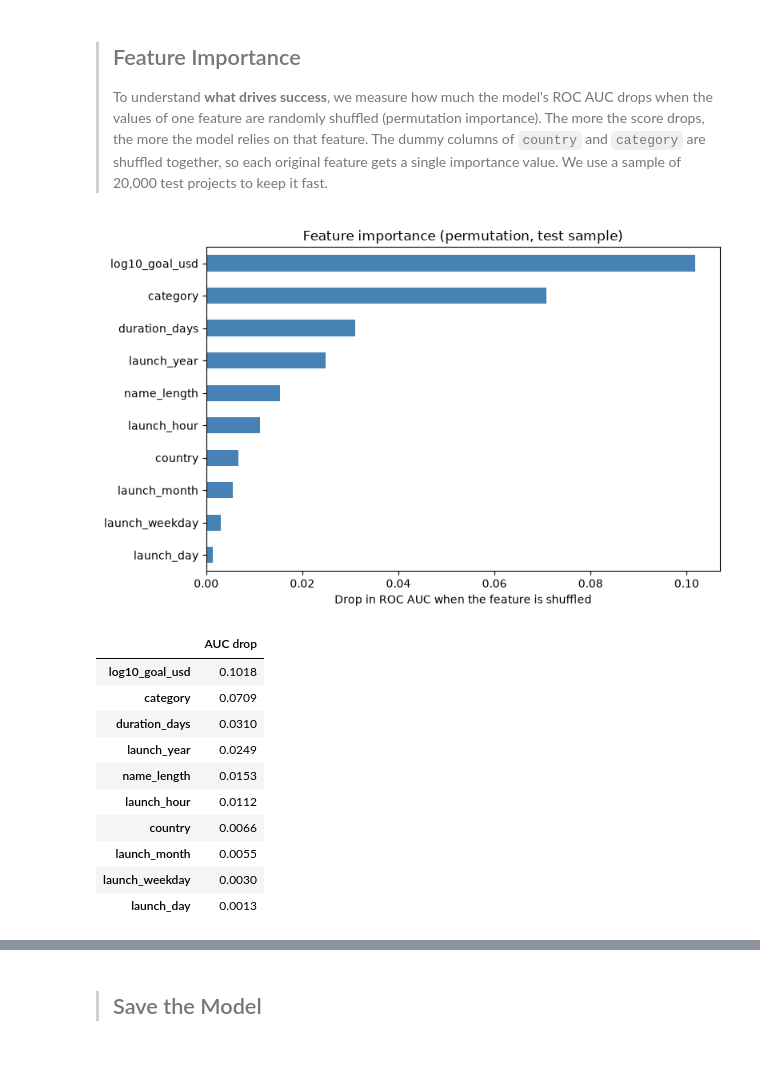
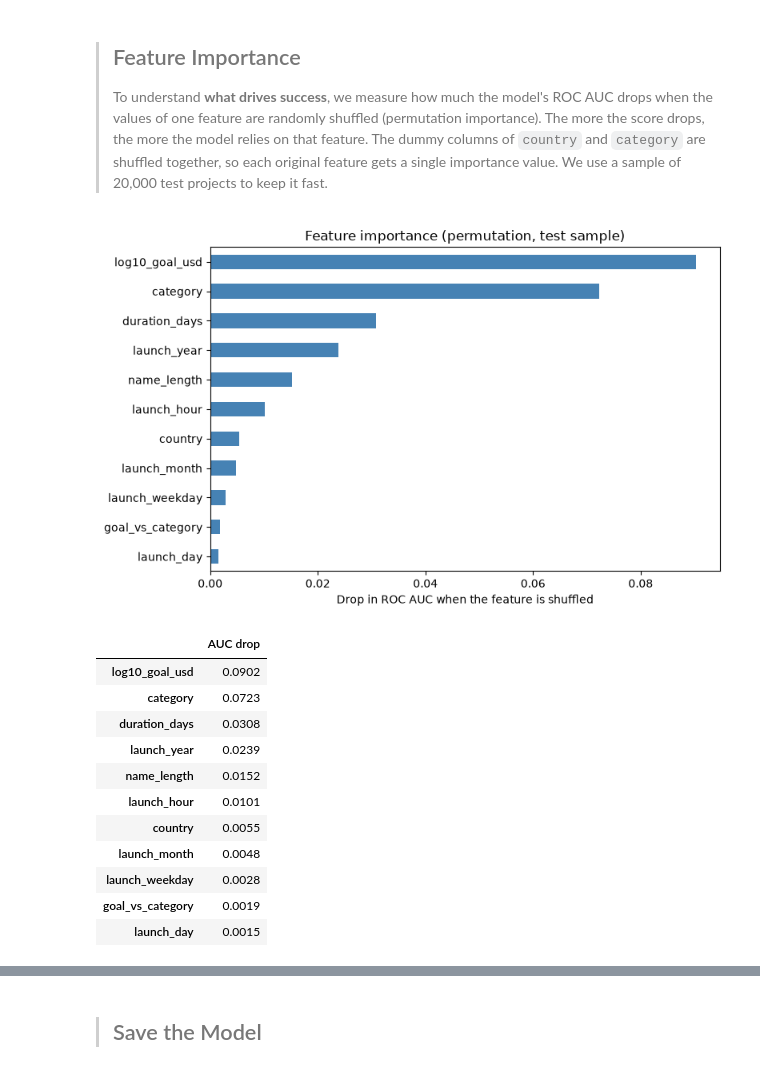
Before and after one commit to MaThorm/kickstarter_project, a Jupyter notebook: 04_Training_the_models_final.ipynb, the cells around one changed output, grey strips where cells are left out. Drawn from its saved outputs; the diff is of its cells as text; code cells hidden in the pictures.

Commit message:
Updated the model training with the goal vs category variable

```diff
--- a/04_Training_the_models_final.ipynb
+++ b/04_Training_the_models_final.ipynb
@@ -391,44 +393,45 @@ display(threshold_table)
 > To understand **what drives success**, we measure how much the model's ROC AUC drops when the values of one feature are randomly shuffled (permutation importance). The more the score drops, the more the model relies on that feature. The dummy columns of `country` and `category` are shuffled together, so each original feature gets a single importance value. We use a sample of 20,000 test projects to keep it fast.
 # %%
 # Group the dummy columns back into their original feature
-feature_groups = {col: [col] for col in ["log10_goal_usd", "name_length", "duration_days", "launch_year",
-                                         "launch_weekday", "launch_month", "launch_day", "launch_hour"]}
+feature_groups = {col: [col] for col in ["log10_goal_usd", "goal_vs_category", "name_length", "duration_days",
+                                         "launch_year", "launch_weekday", "launch_month", "launch_day", "launch_hour"]}
 feature_groups["country"] = [c for c in X.columns if c.startswith("country_")]
 feature_groups["category"] = [c for c in X.columns if c.startswith("category_")]
 
 X_sample = X_test.sample(min(20_000, len(X_test)), random_state=42)
 y_sample = y_test.loc[X_sample.index]
 base_auc = roc_auc_score(y_sample, final_model.predict_proba(X_sample)[:, 1])
 
 rng = np.random.default_rng(42)
 importance = {}
 for feature, cols in feature_groups.items():
     drops = []
     for _ in range(3):                                   # 3 repetitions for a more stable estimate
         X_perm = X_sample.copy()
         X_perm[cols] = X_sample[cols].values[rng.permutation(len(X_sample))]
         drops.append(base_auc - roc_auc_score(y_sample, final_model.predict_proba(X_perm)[:, 1]))
     importance[feature] = np.mean(drops)
 
 importance = pd.Series(importance).sort_values()
 importance.plot.barh(figsize=(8, 5), color="steelblue")
 plt.xlabel("Drop in ROC AUC when the feature is shuffled")
 plt.title("Feature importance (permutation, test sample)")
 plt.tight_layout()
 plt.show()
 
 display(importance.sort_values(ascending=False).round(4).to_frame("AUC drop"))
 # %% [output]
-[figure, old version]
+[figure, new version]
 |  | AUC drop |
-| log10_goal_usd | 0.1018 |
-| category | 0.0709 |
-| duration_days | 0.0310 |
-| launch_year | 0.0249 |
-| name_length | 0.0153 |
-| launch_hour | 0.0112 |
-| country | 0.0066 |
-| launch_month | 0.0055 |
-| launch_weekday | 0.0030 |
-| launch_day | 0.0013 |
+| log10_goal_usd | 0.0902 |
+| category | 0.0723 |
+| duration_days | 0.0308 |
+| launch_year | 0.0239 |
+| name_length | 0.0152 |
+| launch_hour | 0.0101 |
+| country | 0.0055 |
+| launch_month | 0.0048 |
+| launch_weekday | 0.0028 |
+| goal_vs_category | 0.0019 |
+| launch_day | 0.0015 |
 # %% [markdown]
```
Also changed, not shown: parts of 18 cells of this notebook, 3 other files.
